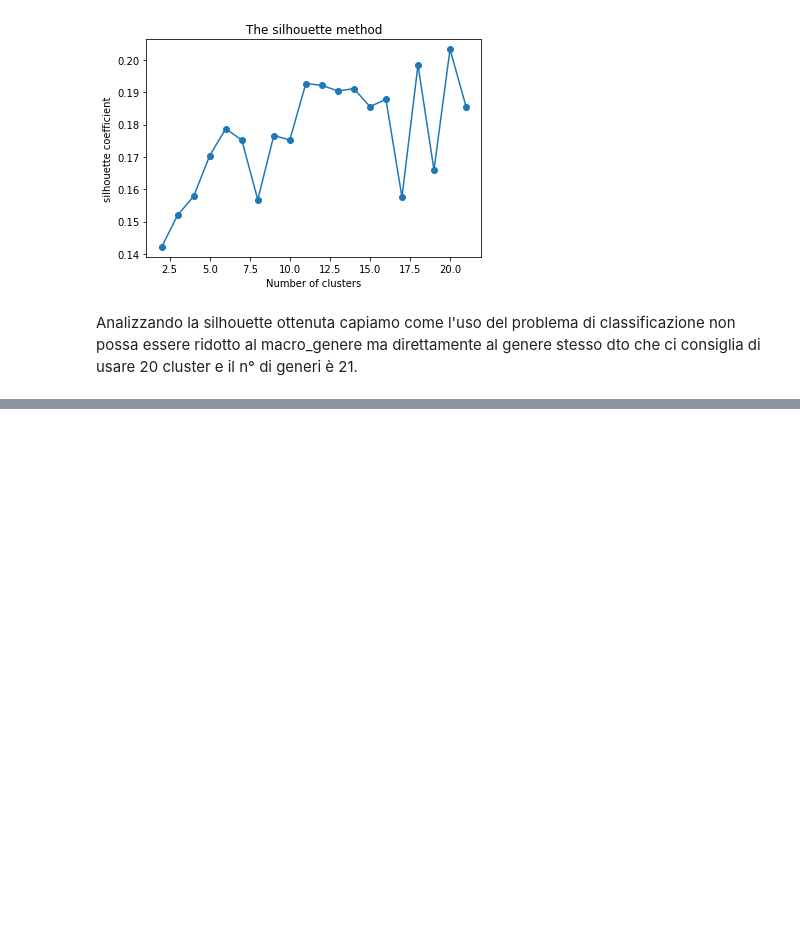
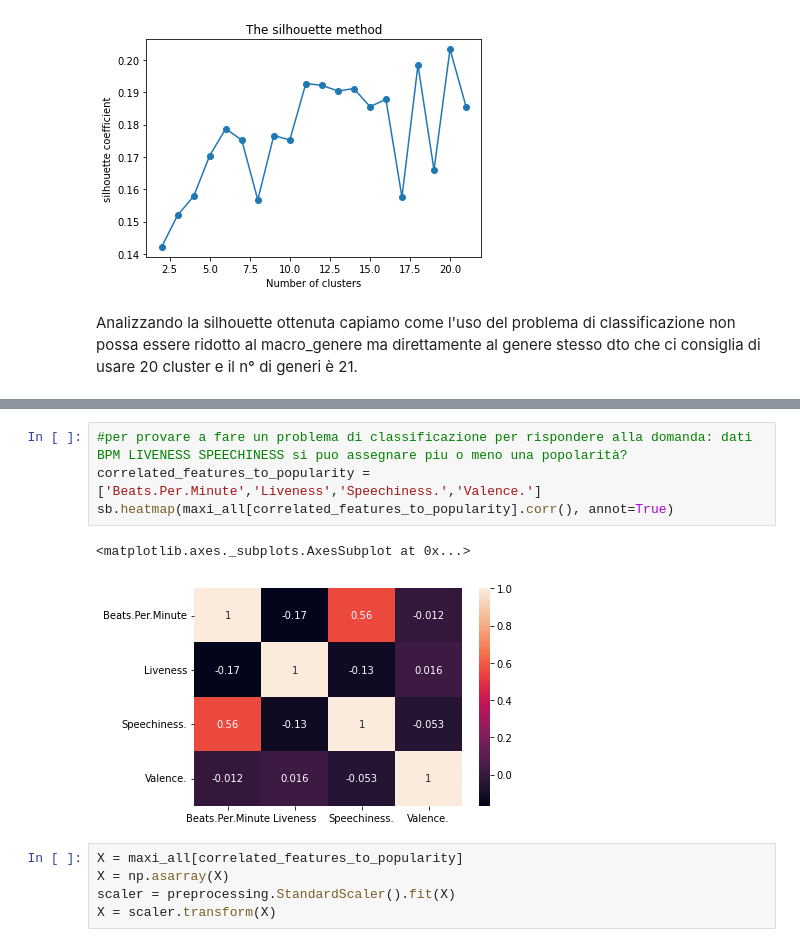
Before and after one commit to PedemonteGiacomo/DataScienceProject, a Jupyter notebook: project.ipynb, the cells around one changed output, grey strips where cells are left out. Cells and saved outputs as stored; diff of their text form; blank space fills up the shorter version.

```diff
--- a/project.ipynb
+++ b/project.ipynb
@@ -896,0 +966,12 @@ for i in range(0,20):
+# %%
+#per provare a fare un problema di classificazione per rispondere alla domanda: dati BPM LIVENESS SPEECHINESS si puo assegnare piu o meno una popolarità?
+correlated_features_to_popularity = ['Beats.Per.Minute','Liveness','Speechiness.','Valence.']
+sb.heatmap(maxi_all[correlated_features_to_popularity].corr(), annot=True)
+# %% [output]
+<matplotlib.axes._subplots.AxesSubplot at 0x...>
+[figure, added]
+# %%
+X = maxi_all[correlated_features_to_popularity]
+X = np.asarray(X)
+scaler = preprocessing.StandardScaler().fit(X)
+X = scaler.transform(X)
```
Also changed, not shown: parts of 34 cells of this notebook.
